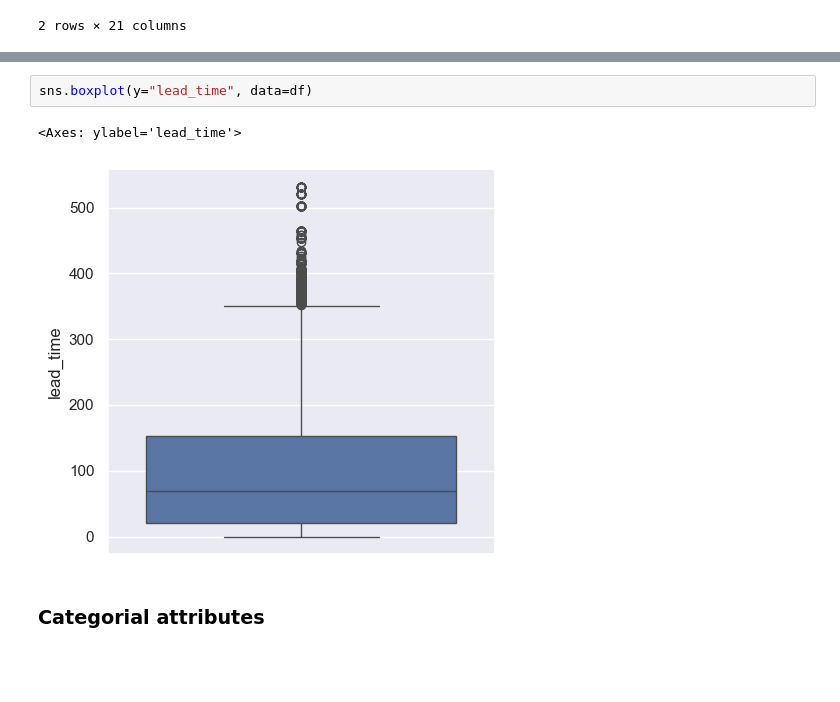
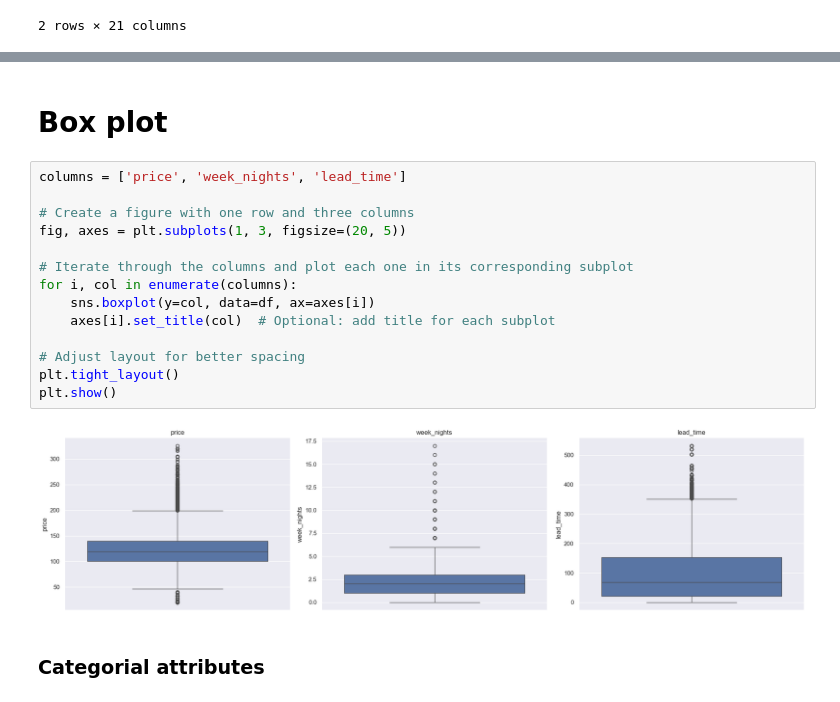
Before and after one commit to Noam-Diamant/Data-Mining, a Jupyter notebook: project.ipynb, the cells around one changed output, grey strips where cells are left out. Saved outputs shown, nothing was run; the diff lists cells and outputs as text; blank space fills up the shorter version.

```diff
--- a/project.ipynb
+++ b/project.ipynb
@@ -297,8 +308,21 @@ sns.boxplot(y="week_nights", data=df)
-# %%
-sns.boxplot(y="lead_time", data=df)
-# %% [output]
-<Axes: ylabel='lead_time'>
-[figure, removed]
+# %% [markdown]
+# Box plot
+# %%
+columns = ['price', 'week_nights', 'lead_time']
+
+# Create a figure with one row and three columns
+fig, axes = plt.subplots(1, 3, figsize=(20, 5))
+
+# Iterate through the columns and plot each one in its corresponding subplot
+for i, col in enumerate(columns):
+    sns.boxplot(y=col, data=df, ax=axes[i])
+    axes[i].set_title(col)  # Optional: add title for each subplot
+
+# Adjust layout for better spacing
+plt.tight_layout()
+plt.show()
+# %% [output]
+[figure, added]
 # %% [markdown]
 ### Categorial attributes
 # %%
```
Also changed, not shown: parts of 43 cells of this notebook.
